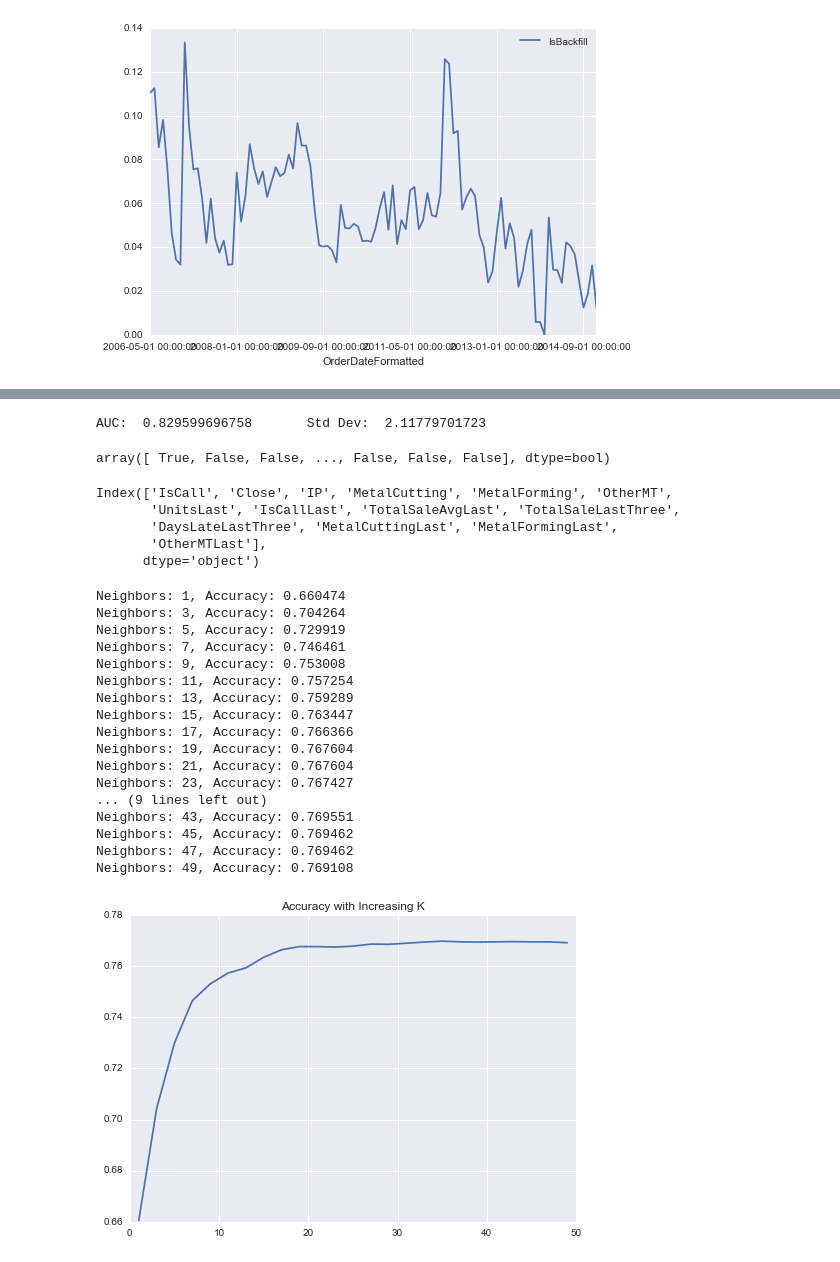
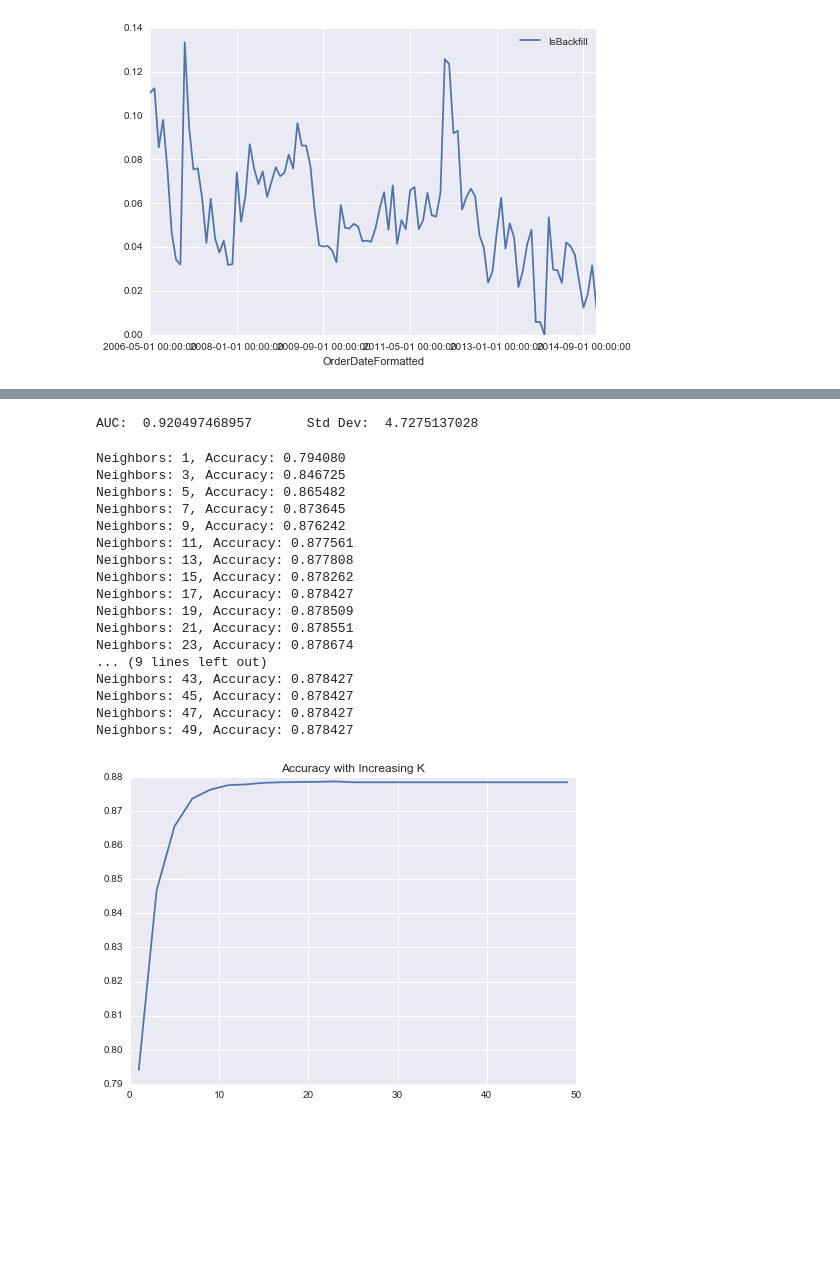
Before and after one commit to apclypsr/Capstone-Project, a Jupyter notebook: SurveyAnalysis.ipynb, the cells around one changed output, grey strips where cells are left out. Drawn from its saved outputs; the diff is of its cells as text; code cells hidden in the pictures; blank space fills up the shorter version.

```diff
--- a/SurveyAnalysis.ipynb
+++ b/SurveyAnalysis.ipynb
@@ -579,3 +511,11 @@ Index(['IsCall', 'Close', 'IP', 'MetalCutting', 'MetalForming', 'OtherMT',
+# %%
+#exports decision tree for viewing - we see that it's massive and indicates overfitting
+
+from sklearn import tree
+
+clf = tree.DecisionTreeClassifier(max_depth = 5)
+clf = clf.fit(X_train, Y_train)
+tree.export_graphviz(clf, out_file='decisiontreebetter.dot',feature_names = a.columns)
 # %%
 #classification report with kNN
 
@@ -713,71 +683,58 @@ num_folds = 10
 num_instances = len(X)
 seed = 7
 kfold = cross_validation.KFold(n=num_instances, n_folds=num_folds, random_state=seed)
-model = LinearDiscriminantAnalysis()
+model = DecisionTreeClassifier(max_depth = 5)
 scoring = 'roc_auc'
 results = cross_validation.cross_val_score(model, X, Y, cv=kfold, scoring = scoring)
 print("AUC: ", results.mean(), "      Std Dev: ", results.std()*100.0)
 # %% [output]
-AUC:  0.829599696758       Std Dev:  2.11779701723
+AUC:  0.920497468957       Std Dev:  4.7275137028
-# %%
-np.random.uniform(0,1,len(PAIRPLOT2)) <= .3
-# %% [output]
-array([ True, False, False, ..., False, False, False], dtype=bool)
-# %%
-PAIRPLOT2.columns
-# %% [output]
-Index(['IsCall', 'Close', 'IP', 'MetalCutting', 'MetalForming', 'OtherMT',
-       'UnitsLast', 'IsCallLast', 'TotalSaleAvgLast', 'TotalSaleLastThree',
-       'DaysLateLastThree', 'MetalCuttingLast', 'MetalFormingLast',
-       'OtherMTLast'],
-      dtype='object')
 # %%
 #select optimal K
 
 from sklearn.neighbors import KNeighborsClassifier
 
 df = PAIRPLOT2
 
 test_idx = np.random.uniform(0, 1, len(df)) <= 0.3
 train = df[test_idx==True]
 test = df[test_idx==False]
 
-features = ['Close', 'IP', 'MetalCutting', 'MetalForming', 'OtherMT',
+features = ['Close', 'IP',
        'UnitsLast', 'IsCallLast', 'TotalSaleAvgLast', 'TotalSaleLastThree',
-       'DaysLateLastThree', 'MetalCuttingLast', 'MetalFormingLast',
-       'OtherMTLast']
+       'DaysLateLastThree']
 
 results = []
 for n in range(1, 51, 2):
     clf = KNeighborsClassifier(n_neighbors=n)
     clf.fit(train[features], train['IsCall'])
     preds = clf.predict(test[features])
     accuracy = np.where(preds==test['IsCall'], 1, 0).sum() / float(len(test))
     print ("Neighbors: %d, Accuracy: %3f" % (n, accuracy))
 
     results.append([n, accuracy])
 
 results = pd.DataFrame(results, columns=["n", "accuracy"])
 
 plt.plot(results.n, results.accuracy)
 plt.title("Accuracy with Increasing K")
 plt.show()
 # %% [output]
-Neighbors: 1, Accuracy: 0.660474
-Neighbors: 3, Accuracy: 0.704264
-Neighbors: 5, Accuracy: 0.729919
-Neighbors: 7, Accuracy: 0.746461
-Neighbors: 9, Accuracy: 0.753008
-Neighbors: 11, Accuracy: 0.757254
-Neighbors: 13, Accuracy: 0.759289
-Neighbors: 15, Accuracy: 0.763447
-Neighbors: 17, Accuracy: 0.766366
-Neighbors: 19, Accuracy: 0.767604
-Neighbors: 21, Accuracy: 0.767604
-Neighbors: 23, Accuracy: 0.767427
+Neighbors: 1, Accuracy: 0.794080
+Neighbors: 3, Accuracy: 0.846725
+Neighbors: 5, Accuracy: 0.865482
+Neighbors: 7, Accuracy: 0.873645
+Neighbors: 9, Accuracy: 0.876242
+Neighbors: 11, Accuracy: 0.877561
+Neighbors: 13, Accuracy: 0.877808
+Neighbors: 15, Accuracy: 0.878262
+Neighbors: 17, Accuracy: 0.878427
+Neighbors: 19, Accuracy: 0.878509
+Neighbors: 21, Accuracy: 0.878551
+Neighbors: 23, Accuracy: 0.878674
 ... (9 lines left out)
-Neighbors: 43, Accuracy: 0.769551
-Neighbors: 45, Accuracy: 0.769462
-Neighbors: 47, Accuracy: 0.769462
-Neighbors: 49, Accuracy: 0.769108
+Neighbors: 43, Accuracy: 0.878427
+Neighbors: 45, Accuracy: 0.878427
+Neighbors: 47, Accuracy: 0.878427
+Neighbors: 49, Accuracy: 0.878427
-[figure, old version]
+[figure, new version]
```
Also changed, not shown: parts of 43 cells of this notebook, 2 other files.
